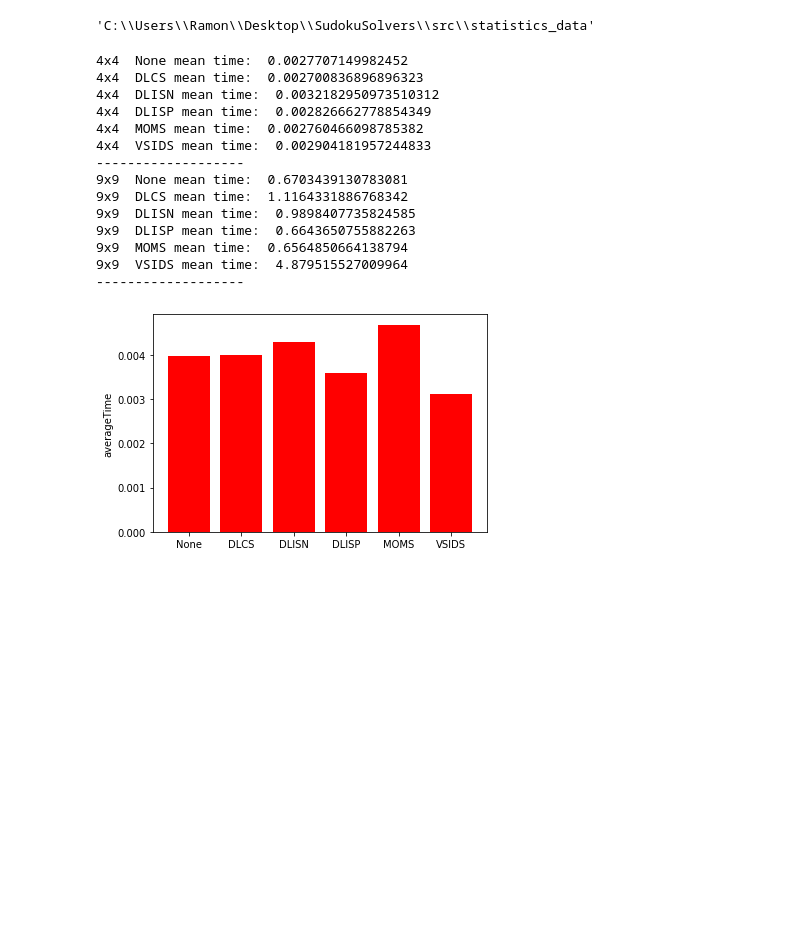
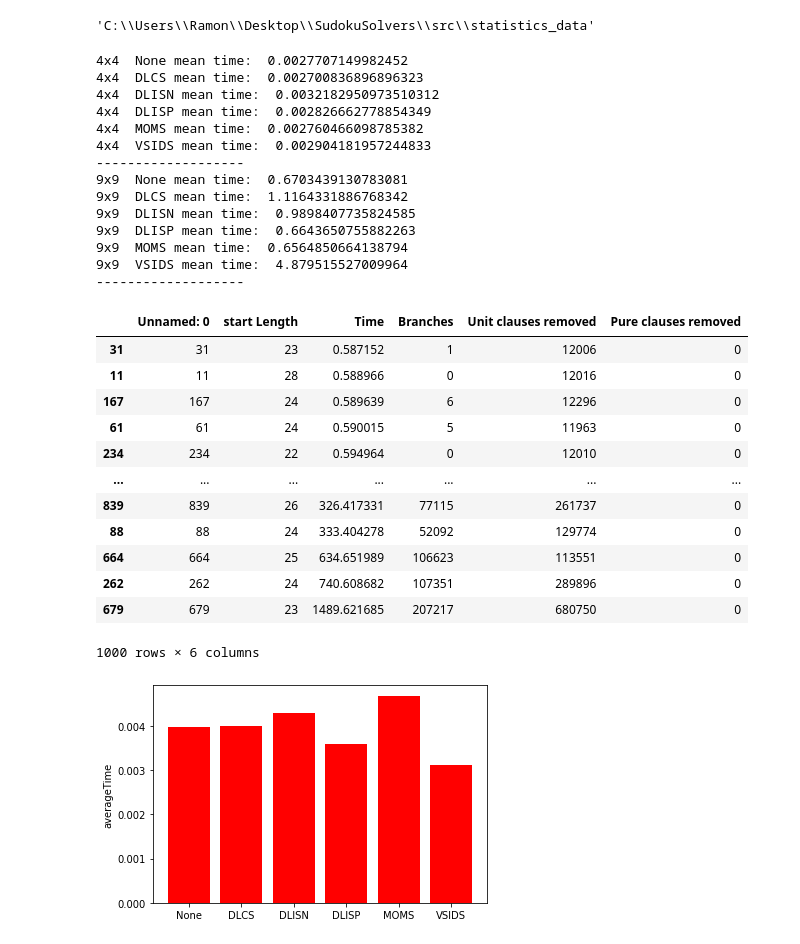
Before and after one commit to ramon284/SudokuSolvers, a Jupyter notebook: src/statistics_data/Statistics notebook.ipynb, the cells around one changed output. Cells and saved outputs as stored; diff of their text form; code cells hidden in the pictures; blank space fills up the shorter version.

```diff
--- a/src/statistics_data/Statistics notebook.ipynb
+++ b/src/statistics_data/Statistics notebook.ipynb
@@ -9,28 +9,45 @@ os. getcwd()
 # %%
 heuristics =['None', 'DLCS', 'DLISN', 'DLISP', 'MOMS', 'VSIDS']
 sizes = ['4x4', '9x9']
 for size in sizes:
     for heuristic in heuristics:
         filename = size+'/'+heuristic+'.csv'
         df = pd.read_csv(filename)
         #print(df)
         print(size + ' ',heuristic + ' mean time: ',df['Time'].mean())
     print('-------------------')
+
+filename = '9x9'+'/'+'VSIDS'+'.csv'
+df = pd.read_csv(filename)
+df.sort_values(by=["Time"]) ## yikes.
 # %% [output]
 4x4  None mean time:  0.0027707149982452
 4x4  DLCS mean time:  0.002700836896896323
 4x4  DLISN mean time:  0.0032182950973510312
 4x4  DLISP mean time:  0.002826662778854349
 4x4  MOMS mean time:  0.002760466098785382
 4x4  VSIDS mean time:  0.002904181957244833
 -------------------
 9x9  None mean time:  0.6703439130783081
 9x9  DLCS mean time:  1.1164331886768342
 9x9  DLISN mean time:  0.9898407735824585
 9x9  DLISP mean time:  0.6643650755882263
 9x9  MOMS mean time:  0.6564850664138794
 9x9  VSIDS mean time:  4.879515527009964
 -------------------
+|  | Unnamed: 0 | start Length | Time | Branches | Unit clauses removed | Pure clauses removed |
+| 31 | 31 | 23 | 0.587152 | 1 | 12006 | 0 |
+| 11 | 11 | 28 | 0.588966 | 0 | 12016 | 0 |
+| 167 | 167 | 24 | 0.589639 | 6 | 12296 | 0 |
+| 61 | 61 | 24 | 0.590015 | 5 | 11963 | 0 |
+| 234 | 234 | 22 | 0.594964 | 0 | 12010 | 0 |
+| ... | ... | ... | ... | ... | ... | ... |
+| 839 | 839 | 26 | 326.417331 | 77115 | 261737 | 0 |
+| 88 | 88 | 24 | 333.404278 | 52092 | 129774 | 0 |
+| 664 | 664 | 25 | 634.651989 | 106623 | 113551 | 0 |
+| 262 | 262 | 24 | 740.608682 | 107351 | 289896 | 0 |
+| 679 | 679 | 23 | 1489.621685 | 207217 | 680750 | 0 |
+1000 rows × 6 columns
 # %%
 def makebarplots(sudokuSize=9, time=[], branches=[],unitCRemoved=[],pureCRemoved=[],
                    colors = ['red', 'cyan', 'green', 'purple'],
```
